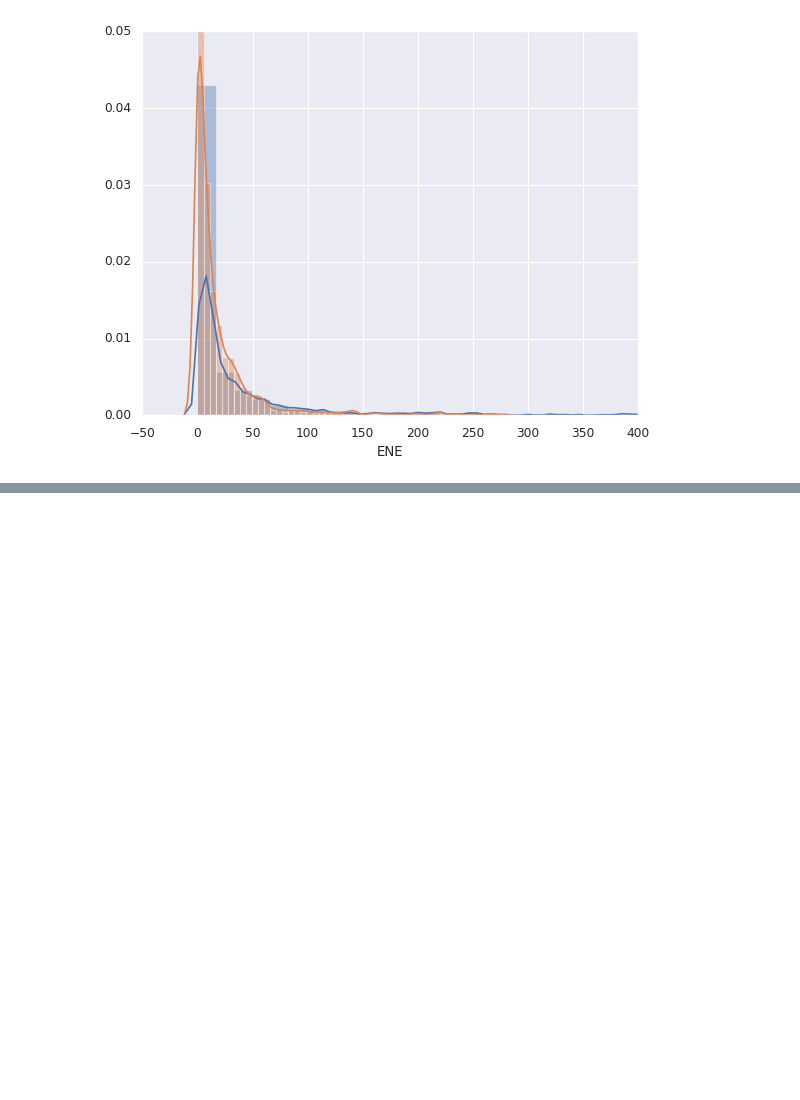
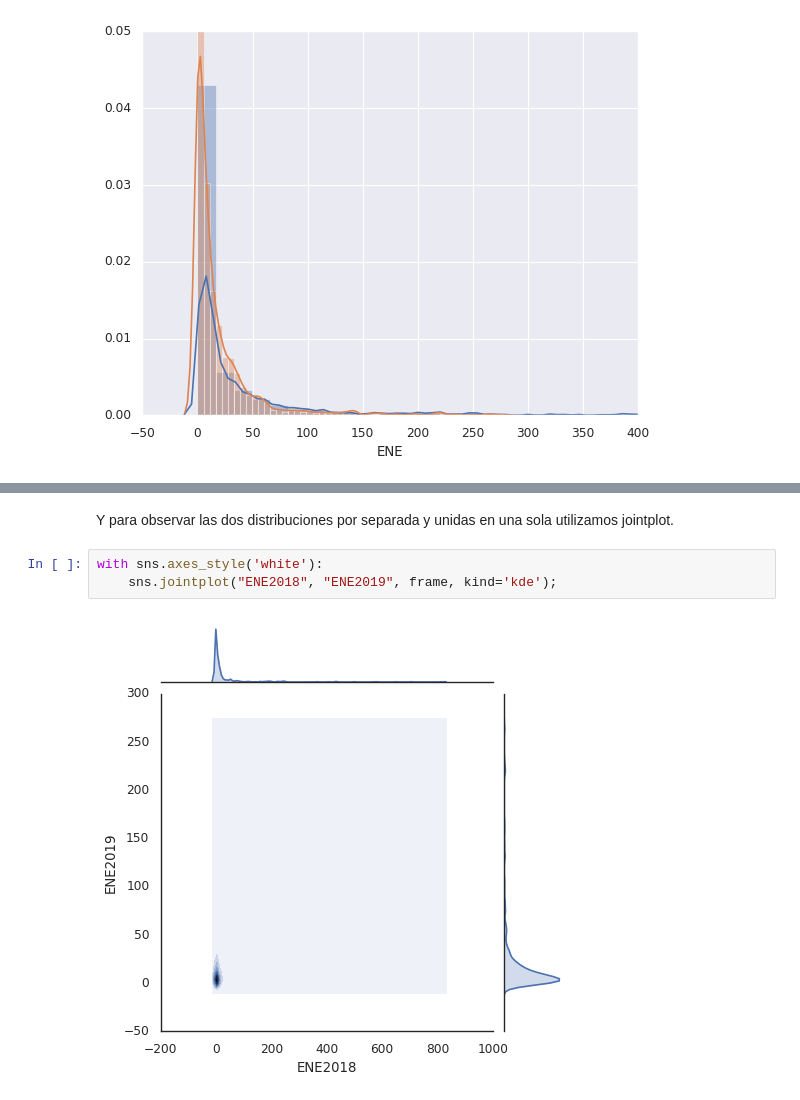
Before and after one commit to DCIDA2019/da2019-anaisabelotodo, a Jupyter notebook: Semana3/Tarea/Tarea.ipynb, the cells around one changed output, grey strips where cells are left out. Saved outputs shown, nothing was run; the diff lists cells and outputs as text; blank space fills up the shorter version.

```diff
--- a/Semana3/Tarea/Tarea.ipynb
+++ b/Semana3/Tarea/Tarea.ipynb
@@ -1106,0 +1096,7 @@ frame
+# %% [markdown]
+Y para observar las dos distribuciones por separada y unidas en una sola utilizamos jointplot.
+# %%
+with sns.axes_style('white'):
+    sns.jointplot("ENE2018", "ENE2019", frame, kind='kde');
+# %% [output]
+[figure, added]
```
Also changed, not shown: parts of 20 cells of this notebook.
